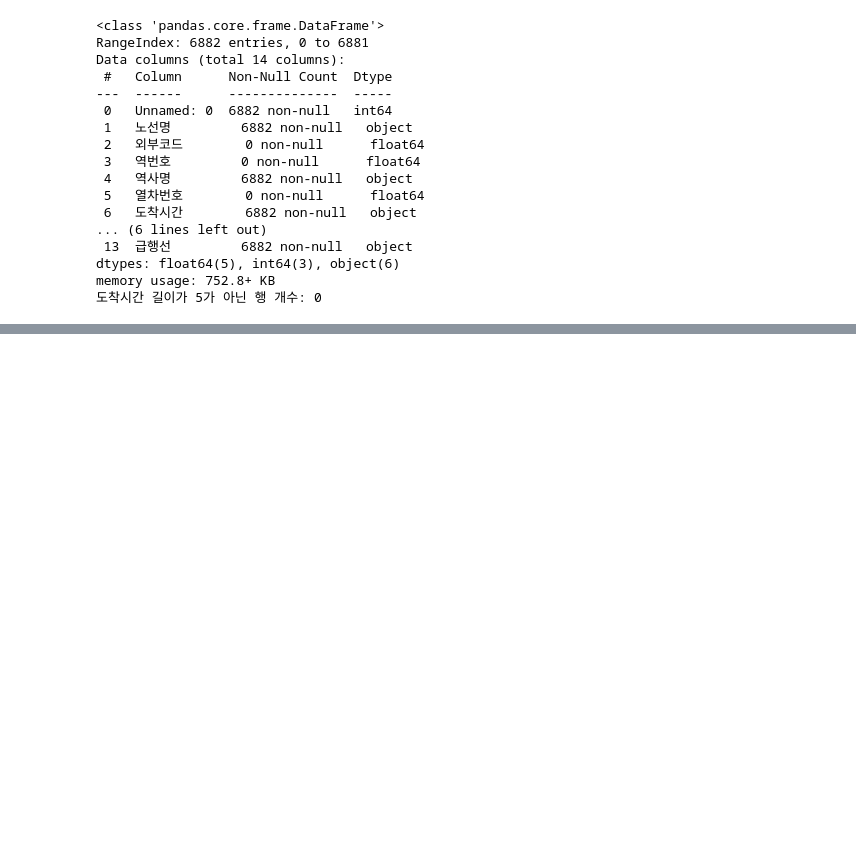
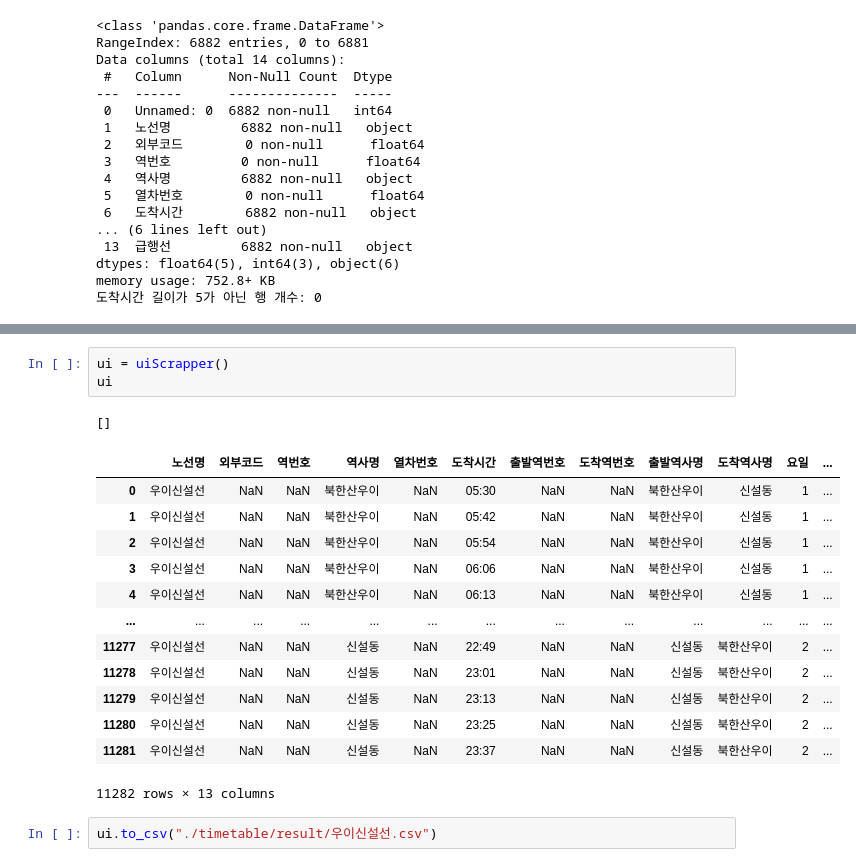
Before and after one commit to 23-1-CauCapstone-Team3/DataPreprocessing, a Jupyter notebook: train/timetable.ipynb, the cells around one changed output, grey strips where cells are left out. Drawn from its saved outputs; the diff is of its cells as text; blank space fills up the shorter version.

Commit message:
[FEAT ADD] 크롤링으로 우이신설선 시간표 구축

```diff
--- a/train/timetable.ipynb
+++ b/train/timetable.ipynb
@@ -1130,0 +1222,20 @@ memory usage: 752.8+ KB
+# %%
+ui = uiScrapper()
+ui
+# %% [output]
+[]
+|  | 노선명 | 외부코드 | 역번호 | 역사명 | 열차번호 | 도착시간 | 출발역번호 | 도착역번호 | 출발역사명 | 도착역사명 | 요일 | ... |
+| 0 | 우이신설선 | NaN | NaN | 북한산우이 | NaN | 05:30 | NaN | NaN | 북한산우이 | 신설동 | 1 | ... |
+| 1 | 우이신설선 | NaN | NaN | 북한산우이 | NaN | 05:42 | NaN | NaN | 북한산우이 | 신설동 | 1 | ... |
+| 2 | 우이신설선 | NaN | NaN | 북한산우이 | NaN | 05:54 | NaN | NaN | 북한산우이 | 신설동 | 1 | ... |
+| 3 | 우이신설선 | NaN | NaN | 북한산우이 | NaN | 06:06 | NaN | NaN | 북한산우이 | 신설동 | 1 | ... |
+| 4 | 우이신설선 | NaN | NaN | 북한산우이 | NaN | 06:13 | NaN | NaN | 북한산우이 | 신설동 | 1 | ... |
+| ... | ... | ... | ... | ... | ... | ... | ... | ... | ... | ... | ... | ... |
+| 11277 | 우이신설선 | NaN | NaN | 신설동 | NaN | 22:49 | NaN | NaN | 신설동 | 북한산우이 | 2 | ... |
+| 11278 | 우이신설선 | NaN | NaN | 신설동 | NaN | 23:01 | NaN | NaN | 신설동 | 북한산우이 | 2 | ... |
+| 11279 | 우이신설선 | NaN | NaN | 신설동 | NaN | 23:13 | NaN | NaN | 신설동 | 북한산우이 | 2 | ... |
+| 11280 | 우이신설선 | NaN | NaN | 신설동 | NaN | 23:25 | NaN | NaN | 신설동 | 북한산우이 | 2 | ... |
+| 11281 | 우이신설선 | NaN | NaN | 신설동 | NaN | 23:37 | NaN | NaN | 신설동 | 북한산우이 | 2 | ... |
+11282 rows × 13 columns
+# %%
+ui.to_csv("./timetable/result/우이신설선.csv")
```
Also changed, not shown: parts of 3 cells of this notebook, 1 other file.
